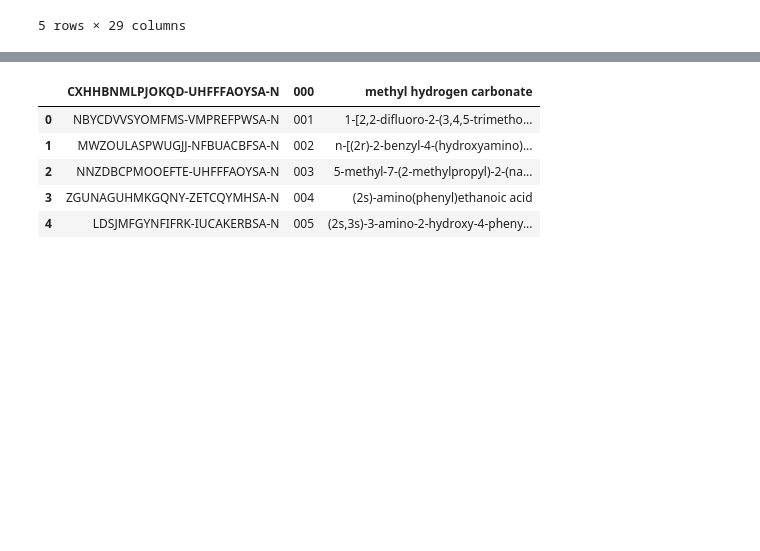
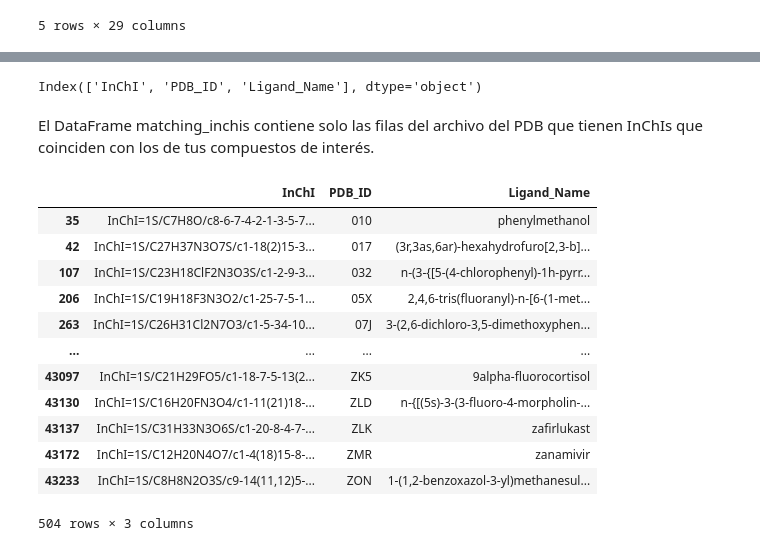
Before and after one commit to GabriManz/Interacciones-Proteina-Farmaco, a Jupyter notebook: Interacciones.ipynb, the cells around one changed output, grey strips where cells are left out. Drawn from its saved outputs; the diff is of its cells as text; code cells hidden in the pictures; blank space fills up the shorter version.

```diff
--- a/Interacciones.ipynb
+++ b/Interacciones.ipynb
@@ -99,14 +102,29 @@ inchi_data.head()
-# %%
-# Leer el archivo InChIKey
-inchikey_file_url = "http://ligand-expo.rcsb.org/dictionaries/Components-inchikey.ich"
-inchikey_data = pd.read_csv(inchikey_file_url, sep='\t')
-
-# Mostrar primeras filas
-inchikey_data.head()
-# %% [output]
-|  | CXHHBNMLPJOKQD-UHFFFAOYSA-N | 000 | methyl hydrogen carbonate |
-| 0 | NBYCDVVSYOMFMS-VMPREFPWSA-N | 001 | 1-[2,2-difluoro-2-(3,4,5-trimetho... |
-| 1 | MWZOULASPWUGJJ-NFBUACBFSA-N | 002 | n-[(2r)-2-benzyl-4-(hydroxyamino)... |
-| 2 | NNZDBCPMOOEFTE-UHFFFAOYSA-N | 003 | 5-methyl-7-(2-methylpropyl)-2-(na... |
-| 3 | ZGUNAGUHMKGQNY-ZETCQYMHSA-N | 004 | (2s)-amino(phenyl)ethanoic acid |
-| 4 | LDSJMFGYNFIFRK-IUCAKERBSA-N | 005 | (2s,3s)-3-amino-2-hydroxy-4-pheny... |
+# %%
+print(inchi_data.columns)
+# %% [output]
+Index(['InChI', 'PDB_ID', 'Ligand_Name'], dtype='object')
+# %%
+# Crear un conjunto de InChIs de los compuestos del archivo CSV
+inchi_set = set(df.inchi)
+
+# Filtrar las entradas del PDB que tienen estos InChIs
+matching_inchis = inchi_data[inchi_data['InChI'].isin(inchi_set)]
+# %% [markdown]
+El DataFrame matching_inchis contiene solo las filas del archivo del PDB que tienen InChIs que coinciden con los de tus compuestos de interés.
+# %%
+# Mostrar las coincidencias
+matching_inchis
+# %% [output]
+|  | InChI | PDB_ID | Ligand_Name |
+| 35 | InChI=1S/C7H8O/c8-6-7-4-2-1-3-5-7... | 010 | phenylmethanol |
+| 42 | InChI=1S/C27H37N3O7S/c1-18(2)15-3... | 017 | (3r,3as,6ar)-hexahydrofuro[2,3-b]... |
+| 107 | InChI=1S/C23H18ClF2N3O3S/c1-2-9-3... | 032 | n-(3-{[5-(4-chlorophenyl)-1h-pyrr... |
+| 206 | InChI=1S/C19H18F3N3O2/c1-25-7-5-1... | 05X | 2,4,6-tris(fluoranyl)-n-[6-(1-met... |
+| 263 | InChI=1S/C26H31Cl2N7O3/c1-5-34-10... | 07J | 3-(2,6-dichloro-3,5-dimethoxyphen... |
+| ... | ... | ... | ... |
+| 43097 | InChI=1S/C21H29FO5/c1-18-7-5-13(2... | ZK5 | 9alpha-fluorocortisol |
+| 43130 | InChI=1S/C16H20FN3O4/c1-11(21)18-... | ZLD | n-{[(5s)-3-(3-fluoro-4-morpholin-... |
+| 43137 | InChI=1S/C31H33N3O6S/c1-20-8-4-7-... | ZLK | zafirlukast |
+| 43172 | InChI=1S/C12H20N4O7/c1-4(18)15-8-... | ZMR | zanamivir |
+| 43233 | InChI=1S/C8H8N2O3S/c9-14(11,12)5-... | ZON | 1-(1,2-benzoxazol-3-yl)methanesul... |
+504 rows × 3 columns
```
Also changed, not shown: parts of 2 cells of this notebook.
